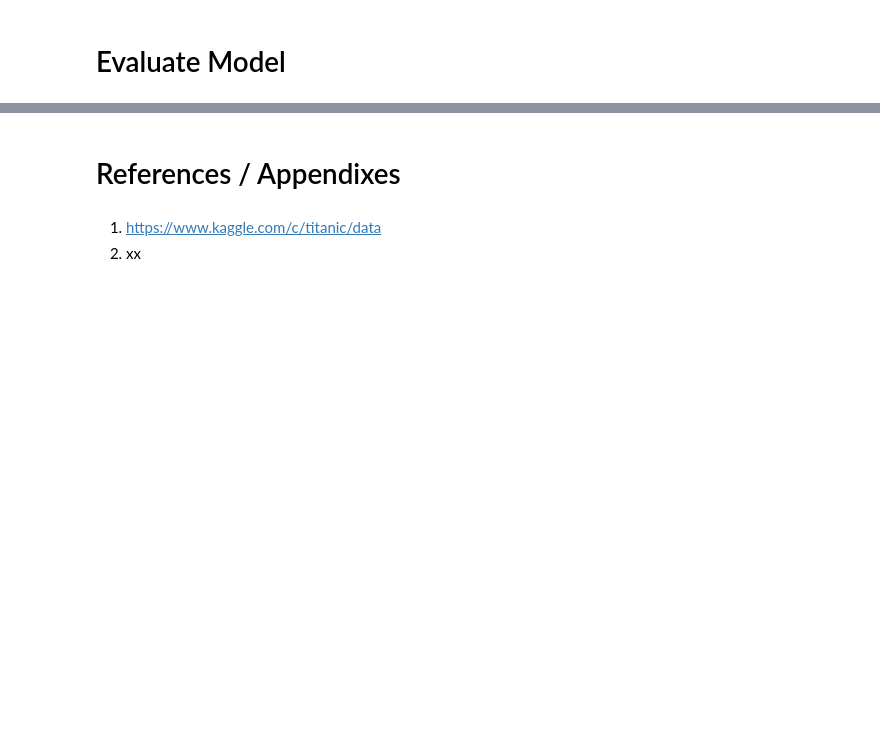
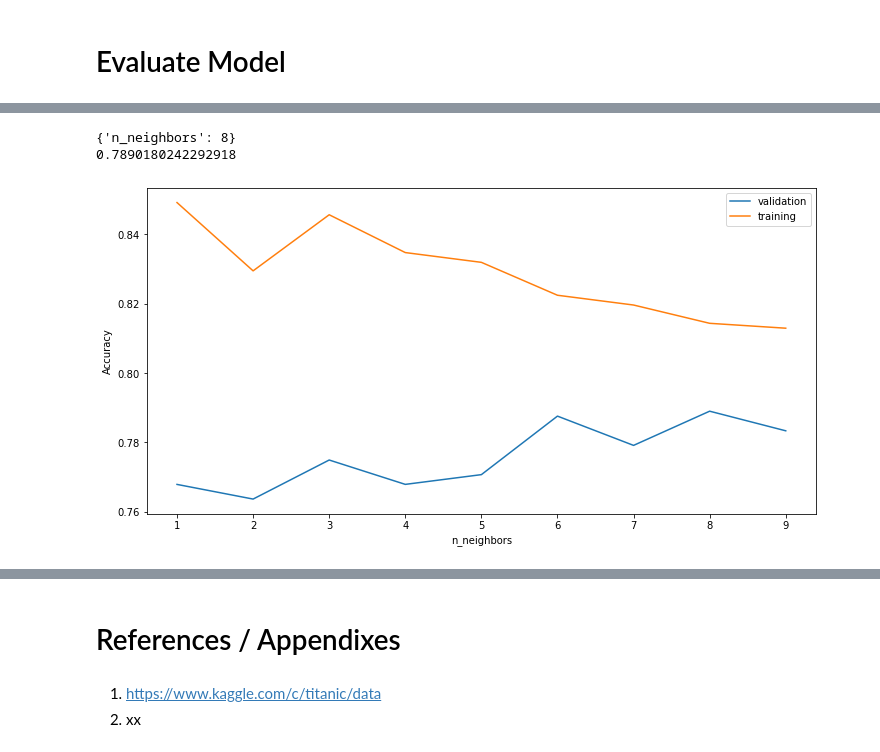
Before and after one commit to kelv-yap/sp_dsai_machine_learning, a Jupyter notebook: classification/classification.ipynb, the cells around one changed output, grey strips where cells are left out. Cells and saved outputs as stored; diff of their text form; code cells hidden in the pictures; blank space fills up the shorter version.

```diff
--- a/classification/classification.ipynb
+++ b/classification/classification.ipynb
@@ -372,0 +409,8 @@ weighted avg       0.80      0.80      0.80       179
+# %%
+from sklearn.model_selection import GridSearchCV
+
+knn = KNeighborsClassifier()
+param_grid = {'n_neighbors': [1,2,3,4,5,6,7,8,9]}
+grid_search = GridSearchCV(knn, param_grid=param_grid, cv=5, verbose=3, return_train_score=True)
+# %%
+grid_search.fit(X_train, y_train);
@@ -372,0 +447,15 @@ weighted avg       0.80      0.80      0.80       179
+# %%
+print(grid_search.best_params_)
+print(grid_search.best_score_)
+# %% [output]
+{'n_neighbors': 8}
+0.7890180242292918
+# %%
+plt.figure(figsize=(12, 6))
+validation_score = grid_search.cv_results_["mean_test_score"]
+train_score = grid_search.cv_results_["mean_train_score"]
+plt.plot(validation_score, label="validation")
+plt.plot(train_score, label="training")
+plt.xticks(np.arange(9), param_grid['n_neighbors']); plt.xlabel("n_neighbors"); plt.ylabel("Accuracy");plt.legend(loc='best');
+# %% [output]
+[figure, added]
```
Also changed, not shown: parts of 45 cells of this notebook.
